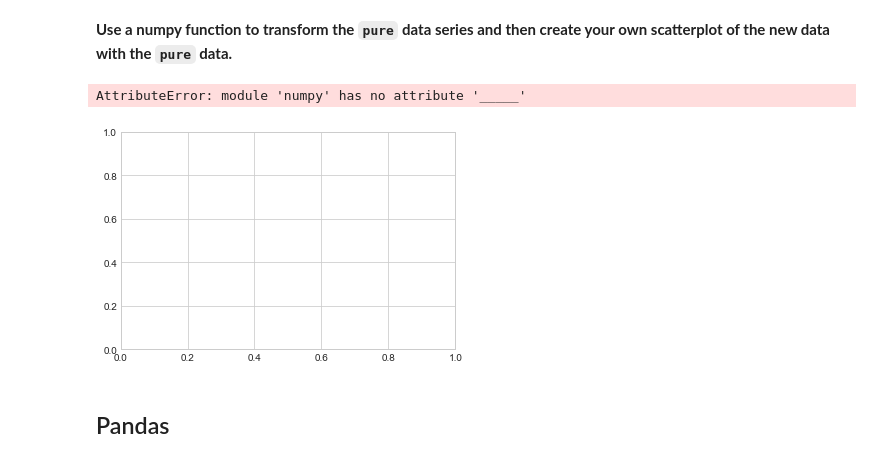
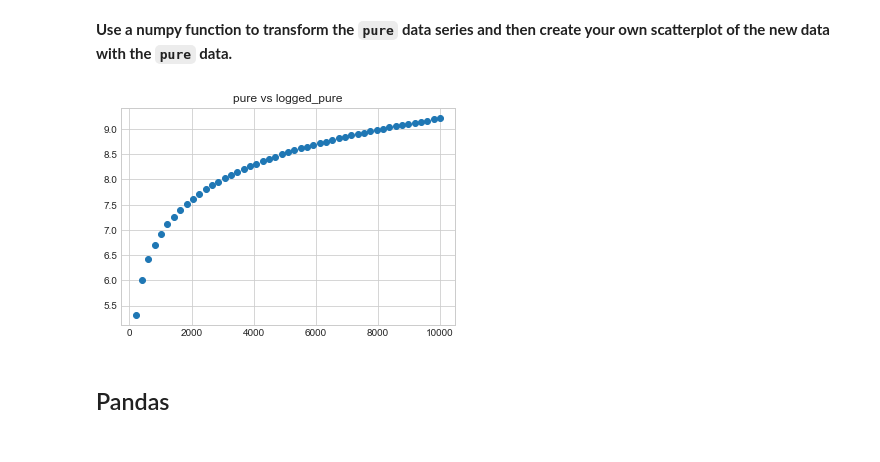
Before and after one commit to trevohearn/nyc-mhtn-ds-010620-lectures, a Jupyter notebook: week_2/day_2_pandas_intro/pandas_intro/Intro_to_Pandas_Updated.ipynb, the cells around one changed output. Saved outputs shown, nothing was run; the diff lists cells and outputs as text; code cells hidden in the pictures.

```diff
--- a/week_2/day_2_pandas_intro/pandas_intro/Intro_to_Pandas_Updated.ipynb
+++ b/week_2/day_2_pandas_intro/pandas_intro/Intro_to_Pandas_Updated.ipynb
@@ -68,20 +101,18 @@ plt.show()
 # %%
 # Create plot
 fig, ax = plt.subplots()
 
 #transform your data with a numpy function
-____ = np._____
-
+logged_pure = np.log(pure)
 #plot the newly retransformed graph
-ax.scatter(pure, ____)
+ax.scatter(pure, logged_pure)
 
 #rename your grpah
-ax.set_title('______')
+ax.set_title('pure vs logged_pure')
 
 plt.show()
 # %% [output]
-AttributeError: module 'numpy' has no attribute '_____'
-[figure, old version]
+[figure, new version]
 # %% [markdown]
 ## Pandas
 # %%
```
Also changed, not shown: parts of 70 cells of this notebook, 1 other file.
